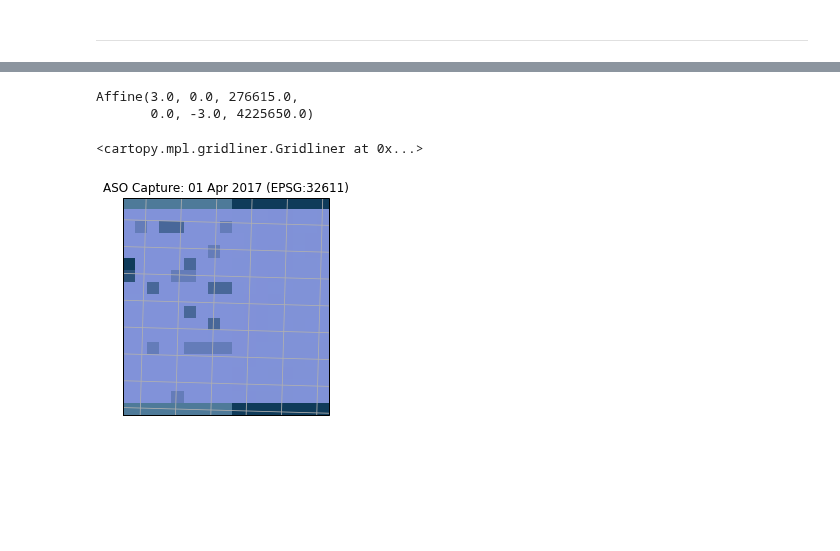
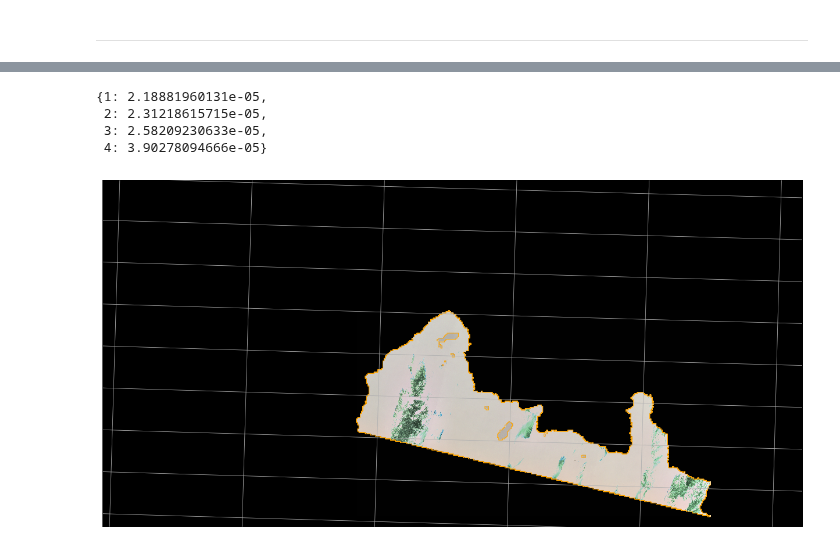
Before and after one commit to acannistra/planet-snowcover, a Jupyter notebook: notebooks/aso-unet-prep-v2.ipynb, the cells around one changed output, grey strips where cells are left out. Saved outputs shown, nothing was run; the diff lists cells and outputs as text; code cells hidden in the pictures; blank space fills up the shorter version.

```diff
--- a/notebooks/aso-unet-prep-v2.ipynb
+++ b/notebooks/aso-unet-prep-v2.ipynb
@@ -131,3 +129,5 @@ asopolyextract
+# %%
+asopolyextract = Polygon(shell = feats[feat_values.index(1)]['coordinates'][0], holes = feats[feat_values.index(1)]['coordinates'][:-1])
 # %%
 maskHeight = asoMasked.shape[0]
 maskWidth = asoMasked.shape[1]
@@ -150,2 +150,23 @@ ax.gridlines()
 # %% [markdown]
 ---
+# %%
+def openImage(imagef, coeffs=True):
+    image = rio.open(imagef)
+    if not coeffs: return(image)
+
+    path, base = os.path.split(imagef)
+    root = base.split(".")[0]
+    meta = minidom.parse(open(os.path.join(path, root + ".xml")))
+    nodes = meta.getElementsByTagName("ps:bandSpecificMetadata")
+
+    coeffs = {}
+    for node in nodes:
+        bn = node.getElementsByTagName("ps:bandNumber")[0].firstChild.data
+        if bn in ['1', '2', '3', '4']:
+            i = int(bn)
+            value = node.getElementsByTagName("ps:reflectanceCoefficient")[0].firstChild.data
+            coeffs[i] = float(value)
+
+    return((image, coeffs))
+
+satimage, coefs = openImage("../images/ASO/0_20170404_180056_0e19.tif")
@@ -152,14 +177,16 @@ ax.gridlines()
+# %%
+coefs
+# %% [output]
+{1: 2.18881960131e-05,
+ 2: 2.31218615715e-05,
+ 3: 2.58209230633e-05,
+ 4: 3.90278094666e-05}
 # %%
 satCrs = ccrs.epsg(satimage.crs['init'].split(':')[1])
 xs, ys = asopolyextract.exterior.coords.xy
 asomask_projected = Polygon(satCrs.transform_points(asoCrs, np.array(xs), np.array(ys)))
 # %%
-satmasked, satmaskTransform = mask(satimage, [mapping(asomask_projected)], crop=True)
+satmasked, satmaskTransform = mask(satimage, [mapping(asomask_projected)], crop=True, nodata=0)
-# %%
-satmaskTransform
-# %% [output]
-Affine(3.0, 0.0, 276615.0,
-       0.0, -3.0, 4225650.0)
 # %%
 maskHeight = satmasked.data[0].shape[0]
 maskWidth = satmasked.data[0].shape[1]
@@ -169,14 +196,23 @@ xmax = satmaskTransform_gdal[0] + satmaskTransform_gdal[1]*maskWidth
 ymin = satmaskTransform_gdal[3] + satmaskTransform_gdal[5]*maskHeight
 ymax = satmaskTransform_gdal[3]
 satmaskedextent = [xmin, xmax, ymin, ymax]
+# %%
+satimage_toa = np.stack([_hist(satmasked.data[2] * coefs[3]),
+                        _hist(satmasked.data[1] * coefs[2]),
+                        _hist(satmasked.data[0] * coefs[1])])
+
+
+satimage_toa = satimage_toa.transpose((1, 2, 0))
 # %%
 ax = plt.axes(projection=ccrs.epsg("32611"))
 ax.imshow(asoMasked.astype('float32'), origin='upper', cmap="binary_r", vmax=1, vmin=0, extent=asoMaskedExtent, transform=ccrs.epsg("32611"))
-ax.set_title("ASO Capture: {:%d %b %Y} (EPSG:{})".format(image.name, image_crs.epsg_code))
-ax.imshow(_hist(np.rollaxis(satmasked.data[[2,1,0]], 0, start=3)), origin='upper', extent = satmaskedextent, transform=ccrs.epsg("32611"))
-ax.add_geometries([satfootprint], crs=ccrs.PlateCarree(), alpha=0.5)
-#ax.add_geometries([asopolyextract], crs=ccrs.epsg("32611"), color='red', alpha=0.2)
+#ax.set_title("ASO Capture: {:%d %b %Y} (EPSG:{})".format(image.name, image_crs.epsg_code))
+ax.imshow(satimage_toa, origin='upper', extent = satmaskedextent, transform=ccrs.epsg("32611"))
+#ax.add_geometries([satfootprint], crs=ccrs.PlateCarree(), alpha=0.5)
+ax.add_geometries([asopolyextract], crs=ccrs.epsg("32611"), facecolor='none', alpha=1, edgecolor='orange')
+ax.imshow(asoMasked.astype('float32'), origin='upper', cmap="binary_r", vmax=1, vmin=0, extent=asoMaskedExtent, transform=ccrs.epsg("32611"), alpha=0.1)
+
 ax.gridlines()
+plt.tight_layout()
 # %% [output]
-<cartopy.mpl.gridliner.Gridliner at 0x...>
-[figure, old version]
+[figure, new version]
```
Also changed, not shown: parts of 13 cells of this notebook.
